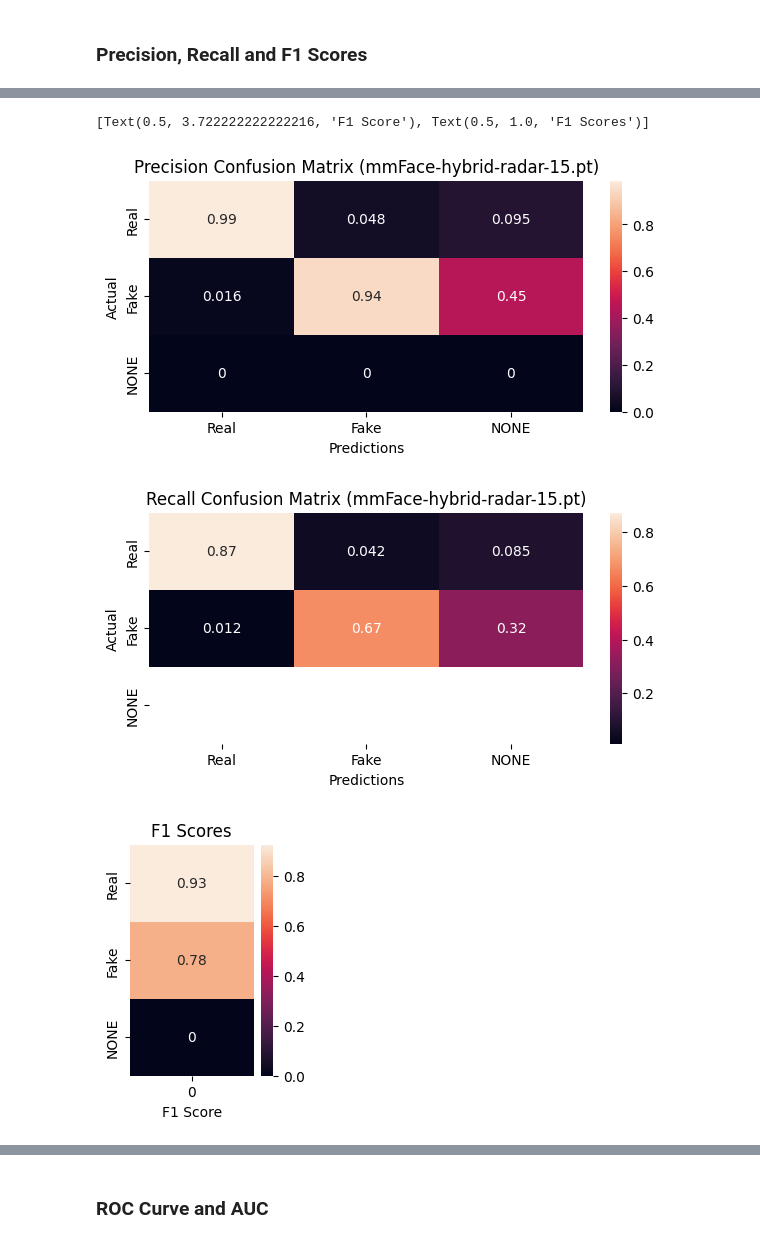
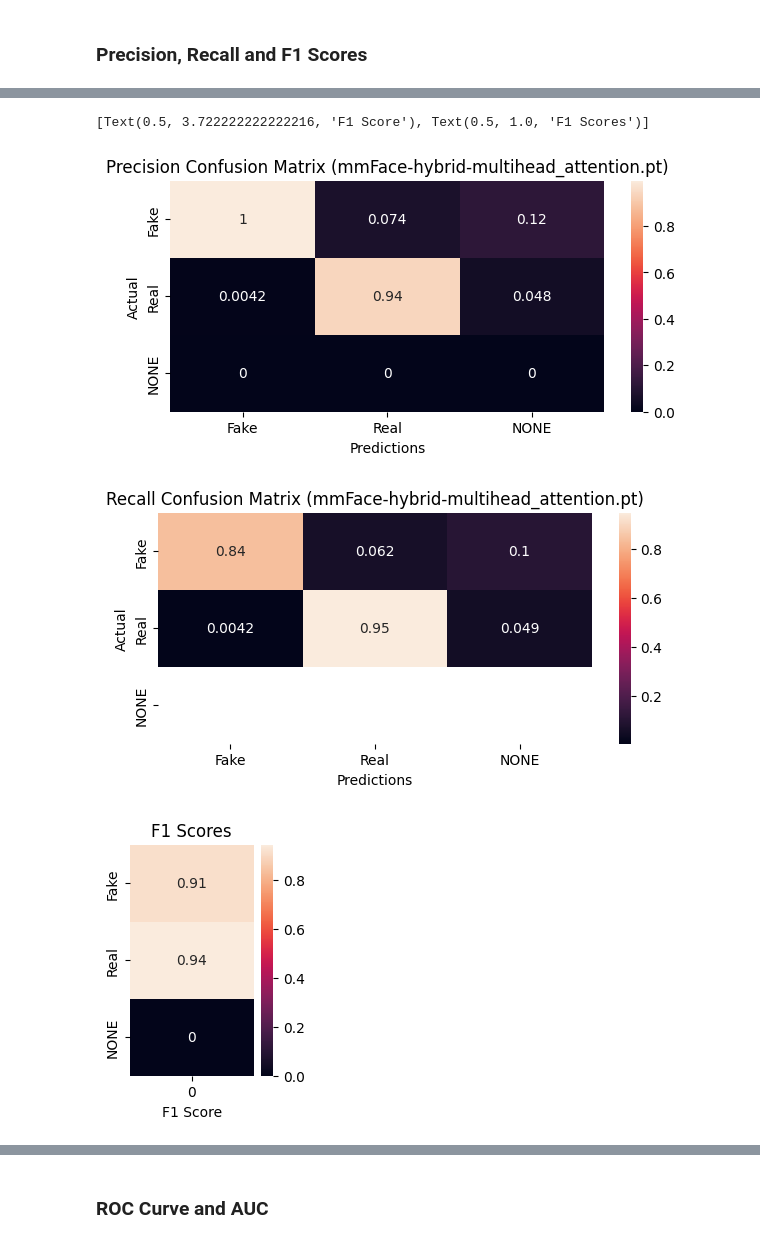
Before and after one commit to StergiousAji/mmFace-3D-Face-Recognition-using-RGB-and-mmWave-Radar, a Jupyter notebook: src/3DFR_Net/mmFace/mmFace-hybrid.ipynb, the cells around one changed output, grey strips where cells are left out. Drawn from its saved outputs; the diff is of its cells as text; code cells hidden in the pictures.

```diff
--- a/src/3DFR_Net/mmFace/mmFace-hybrid.ipynb
+++ b/src/3DFR_Net/mmFace/mmFace-hybrid.ipynb
@@ -19,26 +19,24 @@ Fake Dataset:
 
 `NB: If no RGB embedding for an subject experiment, need to completely remove that`
 # %%
-from hybrid_dataset import load_dataset, load_dataset_subject, load_aug_dataset, load_aug_dataset_subject, get_rgb_emb_aug, get_ard_aug
+from hybrid_dataset import load_dataset, load_dataset_subject, load_aug_dataset, load_aug_dataset_subject, load_aug_dataset_subject_exp
 from tqdm import tqdm
 import numpy as np
 import torch
 import os
 
-device = torch.device('cuda' if torch.cuda.is_available() else 'cpu')
+device = torch.device("cuda" if torch.cuda.is_available() else "cpu")
 print(device, '\n')
 
 RAW_PATH = os.path.relpath("../../Soli/soli_realsense/data")
-num_subjects = 21
-# seed = 333 #69
+num_subjects = 1
 
 torch.cuda.empty_cache()
 # train, validation, test = load_dataset(RAW_PATH, num_subjects, device=device)
 # train, validation, test = load_dataset_subject(RAW_PATH, num_subjects, train_split=15/21, test_split=3/21, device=device)
 # train, validation, test = load_aug_dataset(RAW_PATH, num_subjects, device=device)
 
-# TODO: FIX LIVENESS -> 0 = FAKE | 1 = REAL
-train, test, test_idx = load_aug_dataset_subject(RAW_PATH, num_subjects, batch_size=128, device=device)
+train, test, test_idx = load_aug_dataset_subject_exp(RAW_PATH, num_subjects, batch_size=128, device=device)
 # %% [output]
 Applied providers: ['CUDAExecutionProvider', 'CPUExecutionProvider'], with options: {'CUDAExecutionProvider': {'do_copy_in_default_stream': '1', 'cudnn_conv_algo_search': 'EXHAUSTIVE', 'device_id': '0 ...
 Applied providers: ['CUDAExecutionProvider', 'CPUExecutionProvider'], with options: {'CUDAExecutionProvider': {'do_copy_in_default_stream': '1', 'cudnn_conv_algo_search': 'EXHAUSTIVE', 'device_id': '0 ...
@@ -193,9 +273,9 @@ from neural_nets import MMFaceHybrid, concatenate, add, multiply, pairwise_dot_a
 from utils import load_model
 
 # TODO: LOAD ALL MODELS TO COMPARE AGAINST THEM
-model = MMFaceHybrid(num_subjects, fuse=concatenate).to(device)
+model = MMFaceHybrid(num_subjects, fuse=multihead_attention).to(device)
 
-model_name = f"mmFace-hybrid-rgb-OLD.pt"
+model_name = f"mmFace-hybrid-multihead_attention.pt"
 cur_epoch, loss_history, train_acc, val_acc = load_model(model_name, model, torch.optim.SGD(model.parameters(), lr=0.01, weight_decay=0.001, momentum=0.9))
 
 if len(loss_history) > 0:
@@ -212,7 +292,7 @@ mmFace-hybrid-rgb-OLD.pt
 test_subjects = [i if i < num_subjects else int(f"9{(i-num_subjects)}") for i in test_idx]
 print(test_subjects)
 
-# Gather raw reference data (Taking frame 3 of ARD and RGB embedding of 0\deg,RLC,NO)
+# Gather raw reference data (Taking frame 7 of ARD and RGB embedding of 0\deg,RLC,NO)
 f = 7
 print(f"Frame: {f}")
 references_raw = [(torch.tensor(get_ard_aug(RAW_PATH, sub, 0, 250, "none")[f], device=device).unsqueeze(0),
@@ -244,7 +324,7 @@ with torch.no_grad():
 
 
 ref_labels_s = [idx if idx < num_subjects else idx-num_subjects for idx in test_idx]
-ref_labels_l = [0 if idx < num_subjects else 1 for idx in test_idx]
+ref_labels_l = [1 if idx < num_subjects else 0 for idx in test_idx]
 
 unseen_embeddings = np.concatenate(unseen_embeddings)
 true_labels_s = np.concatenate(true_labels_s, dtype=np.int32)
@@ -351,31 +431,31 @@ heatmap_f1.set(xlabel="F1 Score", title="F1 Scores")
 # %%
 from sklearn.metrics import f1_score
 import matplotlib.pyplot as plt
 import seaborn as sn
 import pandas as pd
 
 # TODO: CHANGE ORDER AFTER 0, 1 LIVENESS SWITCH
-liveness_names = ["Real", "Fake", "NONE"]
+liveness_names = ["Fake", "Real", "NONE"]
 
 df_cm_p = pd.DataFrame(cfm_liveness / np.sum(cfm_liveness, axis=0)[:, None], index=liveness_names, columns=liveness_names)
 plt.figure(figsize = (7, 3))
 heatmap_p = sn.heatmap(df_cm_p, annot=True)
 heatmap_p.set(xlabel="Predictions", ylabel="Actual", title=f"Precision Confusion Matrix ({model_name})")
 
 df_cm_r = pd.DataFrame(cfm_liveness / np.sum(cfm_liveness, axis=1)[:, None], index=liveness_names, columns=liveness_names)
 plt.figure(figsize = (7, 3))
 heatmap_r = sn.heatmap(df_cm_r, annot=True)
 heatmap_r.set(xlabel="Predictions", ylabel="Actual", title=f"Recall Confusion Matrix ({model_name})")
 
 df_f1 = pd.DataFrame(f1_score(true_labels_l, preds_l_norm, labels=test_labels_l, average=None), index=liveness_names)
 plt.figure(figsize=(2, 3))
 heatmap_f1 = sn.heatmap(df_f1, annot=True)
 heatmap_f1.set(xlabel="F1 Score", title="F1 Scores")
 # %% [output]
 [Text(0.5, 3.722222222222216, 'F1 Score'), Text(0.5, 1.0, 'F1 Scores')]
-[figure, old version]
+[figure, new version]
-[figure, old version]
+[figure, new version]
-[figure, old version]
+[figure, new version]
 # %%
 micro_f1_s = f1_score(true_labels_s, preds_s_norm, labels=test_labels_s, average="micro")
 micro_f1_l = f1_score(true_labels_l, preds_l_norm, labels=test_labels_l, average="micro")
```
Also changed, not shown: parts of 13 cells of this notebook, 1 other file.
